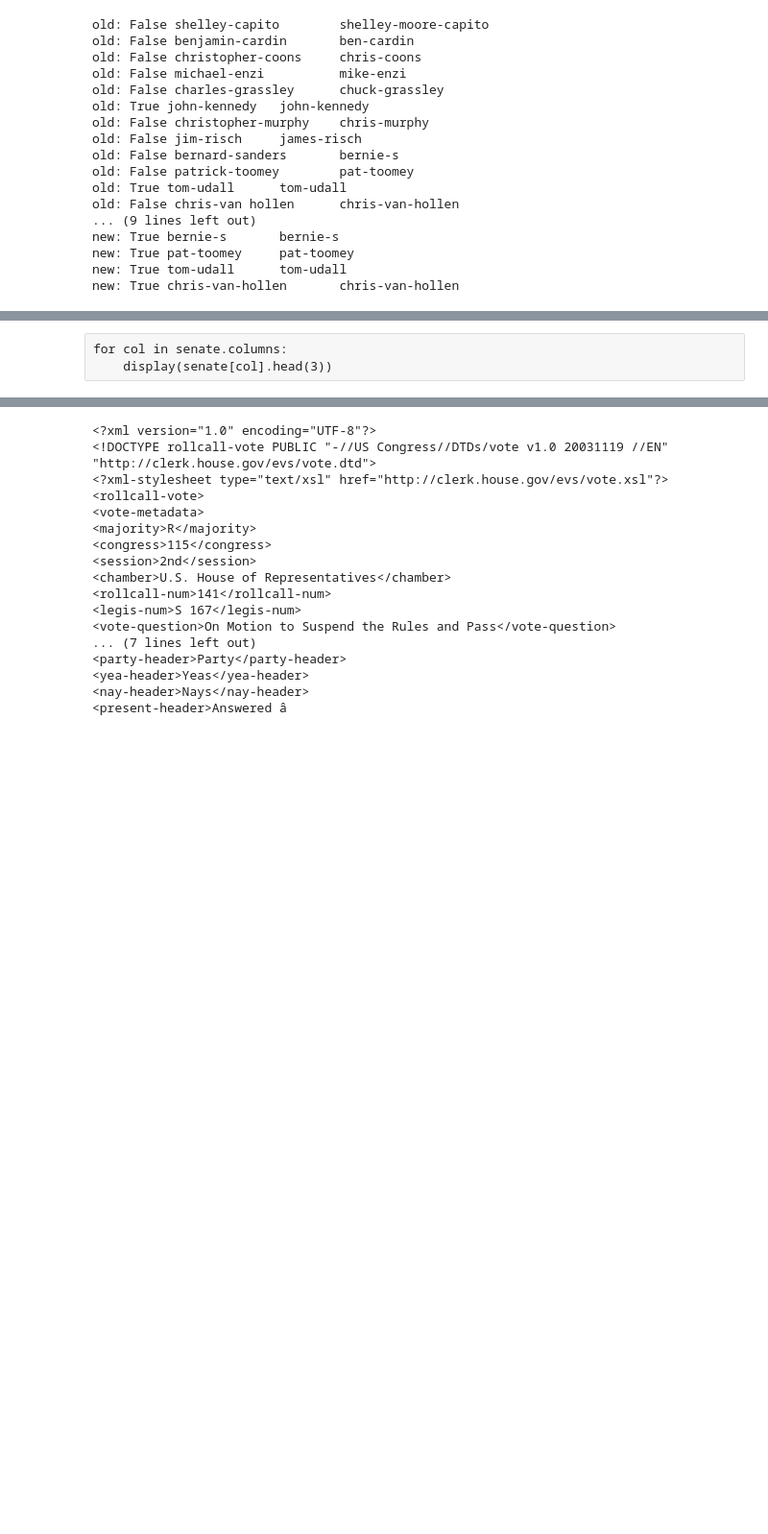
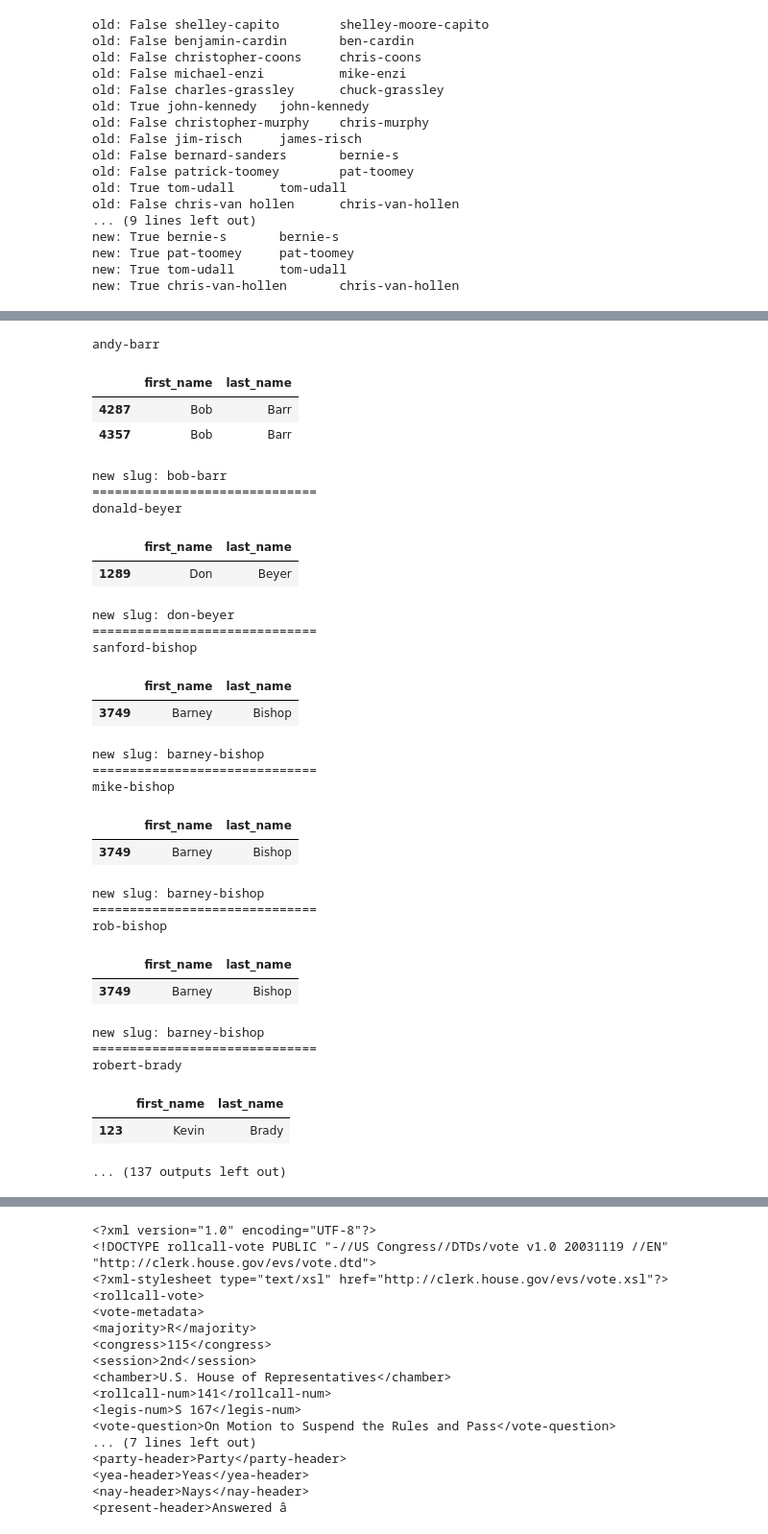
Before and after one commit to qcx201-nyu/PPDS, a Jupyter notebook: politician.ipynb, the cells around one changed output, grey strips where cells are left out. Shown: that part at 96% size. Drawn from its saved outputs; the diff is of its cells as text; code cells hidden in the pictures; blank space fills up the shorter version.

```diff
--- a/politician.ipynb
+++ b/politician.ipynb
@@ -162,5 +173,5 @@ json.loads( open(json_path, "r").read() )
 # %%
-json_path = '/Users/Xie/Documents/School/Senior Spring/PPDS/Data/Politifact.json'
+json_path = os.getcwd()+'/Data/Politifact.json'
 pf = pd.read_json(json_path)
 pf.sort_values('statement_date',ascending=False,inplace=True)
 pf.reset_index(inplace=True)
@@ -224,9 +235,9 @@ Index(['index', 'art', 'author', 'canonical_url', 'edition', 'editor',
 politifact = pf[['ruling_slug','first_name','last_name','name_slug',
                  'home_state','party','statement',
                  'subject_slug','ruling_comments','ruling_date',
-                 'statement_context','statement_type','statement_date','twitter_headline'
-                 ,'sources']]
-politifact
+                 'statement_context','statement_type','statement_date',
+                 'twitter_headline','sources']]
+politifact.head()
 # %% [output]
 |  | ruling_slug | first_name | last_name | name_slug | home_state | party | statement | subject_slug | ... |
 | 0 | barely-true | Tina | Smith | tina-smith | Minnesota | democrat | On average, American women only e... | [diversity, jobs, women] | ... |
@@ -315,12 +352,12 @@ for i in range(len(filter2)):
     slug = result['name_slug'].iloc[0]
 
     new_slugs.append(slug)
-
-    #print(filter2[name].iloc[i])
-    #display(result[name])
-    #print(slug)
-    #print('='*30)
-
+    '''
+    print(filter2[name].iloc[i])
+    display(result[name])
+    print(slug)
+    print('='*30)
+    '''
 new_slugs = [slug if slug != 'joe-kennedy' else 'john-kennedy' for slug in new_slugs]
 new_slugs = [slug if slug != 'mark-udall' else 'tom-udall' for slug in new_slugs]
 # %%
@@ -390,3 +401,57 @@ Index(['api_uri', 'at_large', 'contact_form', 'crp_id', 'cspan_id',
-# %% [raw]
-for col in senate.columns:
-    display(senate[col].head(3))
+# %%
+# Connect house to politifact
+house['name_slug'] = house['first_name'].str.lower() + '-' + house['last_name'].str.lower()
+
+filter1 = house[~house['name_slug'].isin(politifact['name_slug'])]
+filter2 = filter1[filter1['last_name'].isin(politifact['last_name'])]
+filter3 = filter1[~filter1['last_name'].isin(politifact['last_name'])]
+
+new_slugs = list()
+
+for i in range(len(filter2)):
+    name = ['first_name','last_name']
+    col = 'last_name'
+    query = filter2['last_name'].iloc[i]
+    result = politifact[politifact[col] == query]
+    slug = result['name_slug'].iloc[0]
+
+    new_slugs.append(slug)
+
+    print(filter2['name_slug'].iloc[i])
+    display(result[name])
+    print('new slug:',slug)
+    print('='*30)
+
+new_slugs = [slug if slug != 'joe-kennedy' else 'john-kennedy' for slug in new_slugs]
+new_slugs = [slug if slug != 'mark-udall' else 'tom-udall' for slug in new_slugs]
+# %% [output]
+andy-barr
+|  | first_name | last_name |
+| 4287 | Bob | Barr |
+| 4357 | Bob | Barr |
+new slug: bob-barr
+==============================
+donald-beyer
+|  | first_name | last_name |
+| 1289 | Don | Beyer |
+new slug: don-beyer
+==============================
+sanford-bishop
+|  | first_name | last_name |
+| 3749 | Barney | Bishop |
+new slug: barney-bishop
+==============================
+mike-bishop
+|  | first_name | last_name |
+| 3749 | Barney | Bishop |
+new slug: barney-bishop
+==============================
+rob-bishop
+|  | first_name | last_name |
+| 3749 | Barney | Bishop |
+new slug: barney-bishop
+==============================
+robert-brady
+|  | first_name | last_name |
+| 123 | Kevin | Brady |
+... (137 outputs left out)
```
Also changed, not shown: parts of 18 cells of this notebook.
